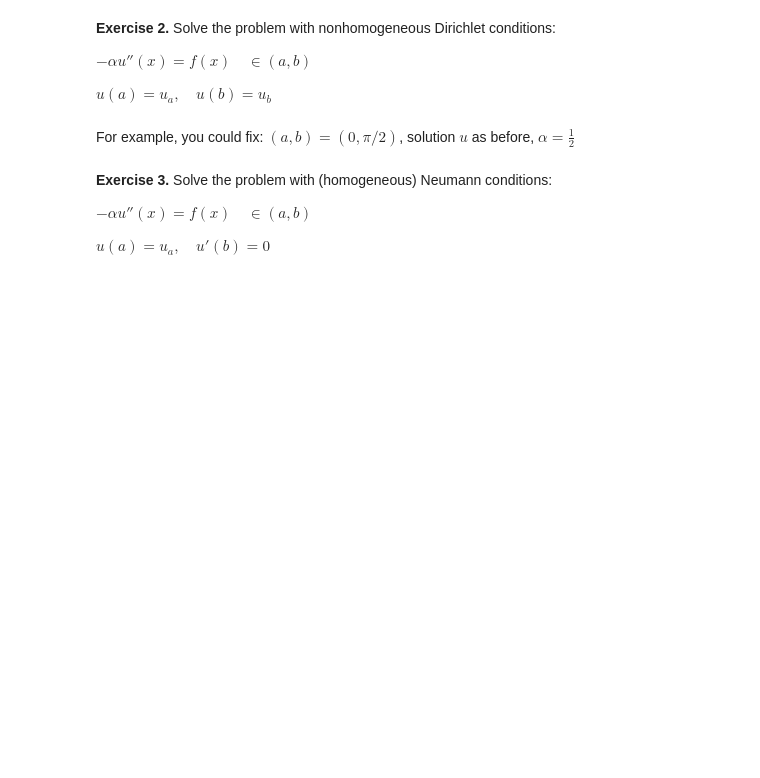
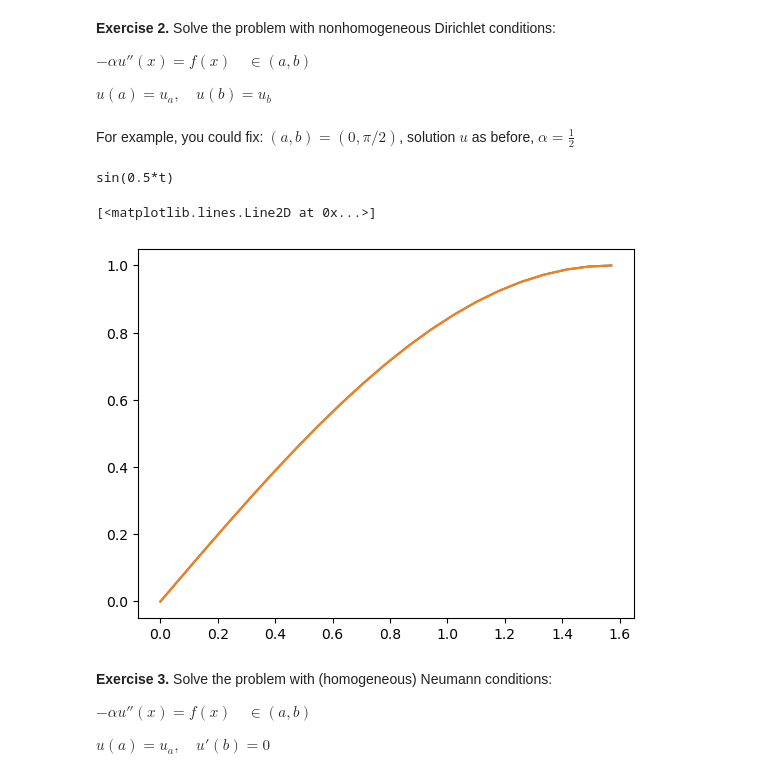
Before and after one commit to Gabriele-Codega/NSPDE-ANA2023, a Jupyter notebook: Python/CP2.ipynb, the cells around one changed output. Drawn from its saved outputs; the diff is of its cells as text; code cells hidden in the pictures; blank space fills up the shorter version.

```diff
--- a/Python/CP2.ipynb
+++ b/Python/CP2.ipynb
@@ -279,6 +279,48 @@ $-\alpha u''(x)=f(x) \quad \in (a,b)$
 $u(a)=u_a, \quad u(b)=u_b$
 # %% [markdown]
 For example, you could fix: $(a,b)=(0,\pi/2)$, solution $u$ as before, $\alpha=\frac{1}{2}$
+# %%
+def FD1D_nhd(omega,N,rhs,ua,ub):
+    #stepsize
+    h = (omega[1]-omega[0])/N
+
+    #grid
+    x = np.linspace(omega[0],omega[1],N+1)
+
+    #data
+    data = [-np.ones(N),2*np.ones(N+1),-np.ones(N)]
+    A = 0.5/(h*h)*sp.diags(data,[-1,0,1],format = "csr")
+    #rhs
+    F = rhs(x)
+
+    #boundary conditions
+    A[0,0] = 1; A[0,1] = 0; F[0] = ua
+    A[N,N] = 1; A[N,N-1] = 0; F[N] = ub
+
+    return A,F
+# %%
+print(my_f)
+# %% [output]
+sin(0.5*t)
+# %%
+omega = [0,np.pi/2]
+N = 20
+x = np.linspace(omega[0],omega[1],N+1)
+# Define right-hand side function
+rhs = lambda x: 0.5*np.sin(x)
+
+# Define exact solution
+exact_sol = lambda x: np.sin(x)
+
+A,F = FD1D_nhd(omega,N,rhs,0,1)
+
+U = spsolve(A,F)
+
+plt.plot(x,U)
+plt.plot(x,exact_sol(x))
+# %% [output]
+[<matplotlib.lines.Line2D at 0x...>]
+[figure, added]
 # %% [markdown]
 **Exercise 3.** Solve the problem with (homogeneous) Neumann conditions:
 
```
Also changed, not shown: parts of 2 cells of this notebook.
